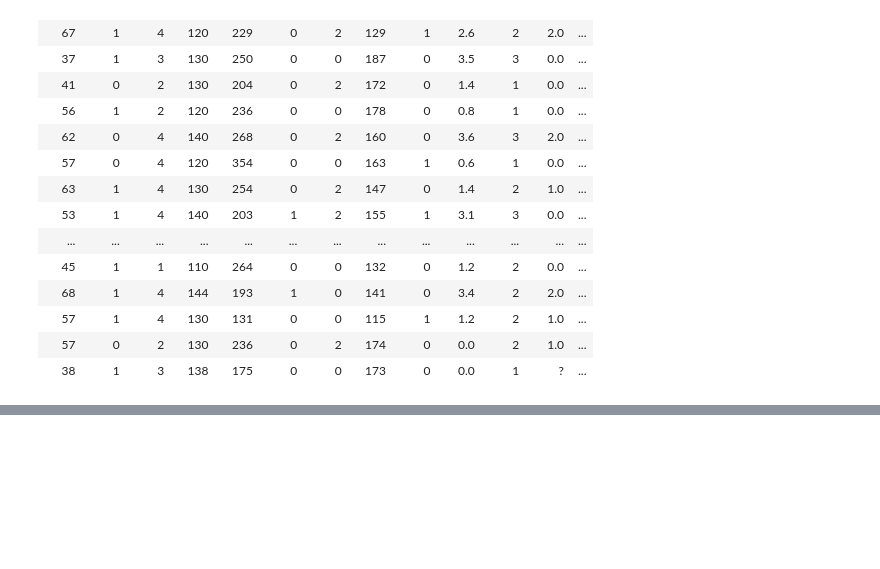
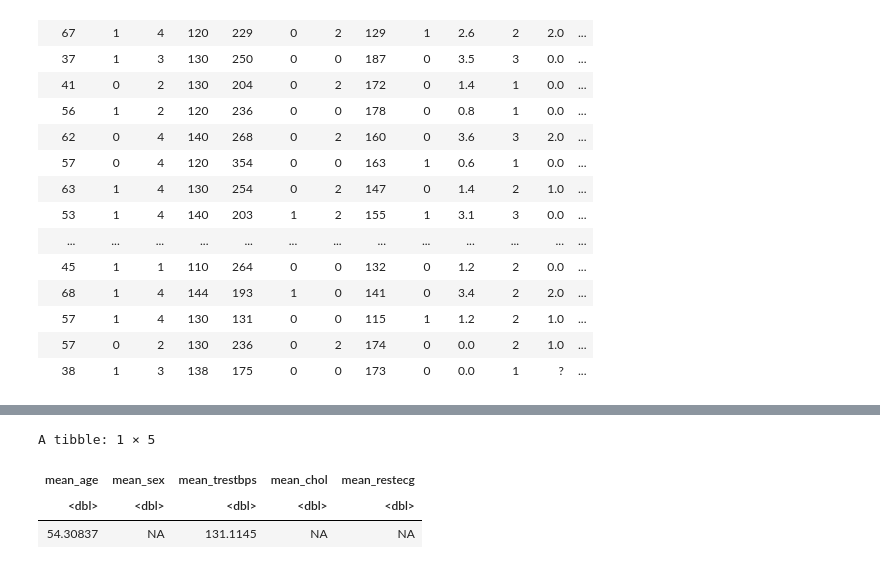
Before and after one commit to Yuvi-777/DSCI_Project_34_007, a Jupyter notebook: reading_cleveland_data.ipynb, the cells around one changed output, grey strips where cells are left out. Saved outputs shown, nothing was run; the diff lists cells and outputs as text; code cells hidden in the pictures; blank space fills up the shorter version.

```diff
--- a/reading_cleveland_data.ipynb
+++ b/reading_cleveland_data.ipynb
@@ -112,3 +101,23 @@ A tibble: 303 × 14
 | 57 | 1 | 4 | 130 | 131 | 0 | 0 | 115 | 1 | 1.2 | 2 | 1.0 | ... |
 | 57 | 0 | 2 | 130 | 236 | 0 | 2 | 174 | 0 | 0.0 | 2 | 1.0 | ... |
 | 38 | 1 | 3 | 138 | 175 | 0 | 0 | 173 | 0 | 0.0 | 1 | ? | ... |
+# %%
+library(tidyverse)
+library(tidymodels)
+cd_select<-select(cd_mutate,age, sex, restecg, trestbps, cp)
+
+cd_split<-initial_split(cd_select, prop=0.75, strata=cp)
+cd_training<-training(cd_split)
+cd_test<-testing(cd_split)
+
+
+cd_means<-cd_training|>
+    summarize(mean_age=mean(age),
+            mean_trestbps=mean(trestbps),
+              mean_chol=mean(chol),
+              mean_restecg=mean(restecg))
+cd_means
+
+cd_proportions<-cd_training|>
+    summarize(prop_female
+# %% [output]
@@ -114,0 +130,4 @@ A tibble: 303 × 14
+A tibble: 1 × 5
+| mean_age | mean_sex | mean_trestbps | mean_chol | mean_restecg |
+| <dbl> | <dbl> | <dbl> | <dbl> | <dbl> |
+| 54.30837 | NA | 131.1145 | NA | NA |
```
Also changed, not shown: parts of 4 cells of this notebook.
